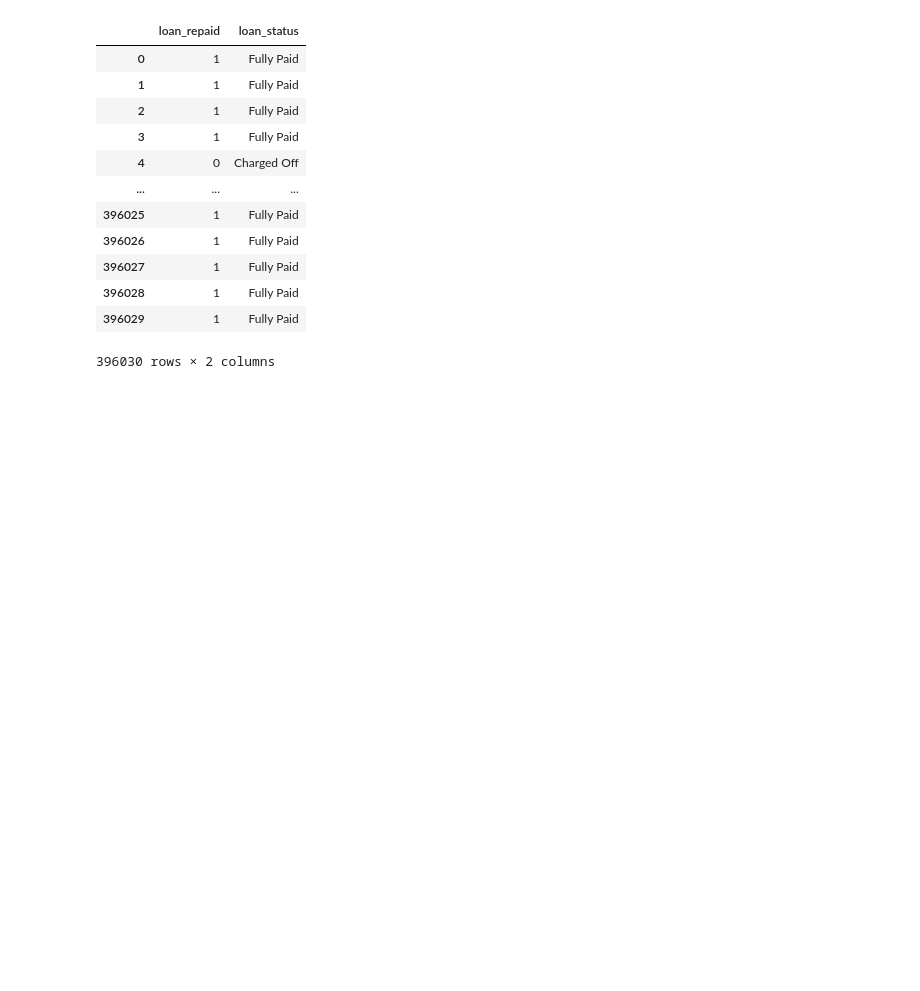
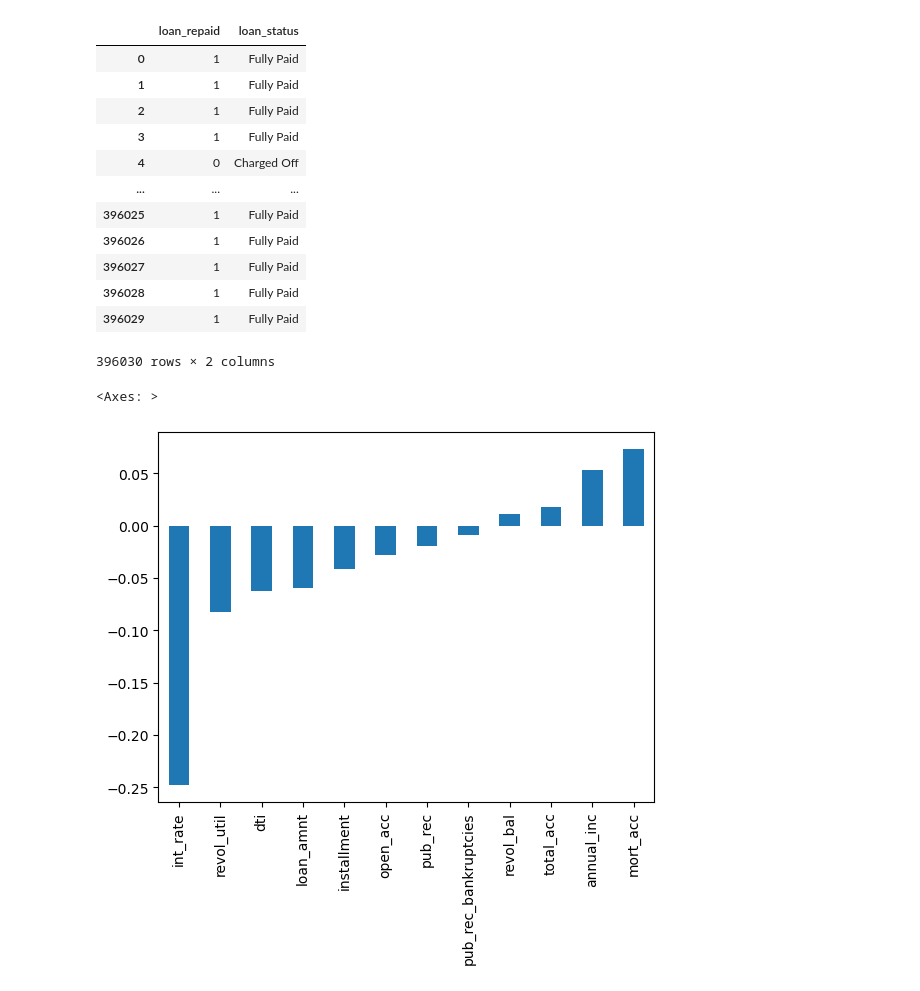
Before and after one commit to fatemeabbasi/DeepLearnin, a Jupyter notebook: Keras API Project /lending_club.ipynb, the cells around one changed output. Drawn from its saved outputs; the diff is of its cells as text; code cells hidden in the pictures; blank space fills up the shorter version.

```diff
--- a/Keras API Project /lending_club.ipynb
+++ b/Keras API Project /lending_club.ipynb
@@ -282,3 +282,8 @@ df_lend[['loan_repaid','loan_status']]
 | 396028 | 1 | Fully Paid |
 | 396029 | 1 | Fully Paid |
 396030 rows × 2 columns
+# %%
+df_lend.corr(numeric_only= True)['loan_repaid'].sort_values().drop('loan_repaid').plot(kind='bar')
+# %% [output]
+<Axes: >
+[figure, added]
```
Also changed, not shown: parts of 106 cells of this notebook.
